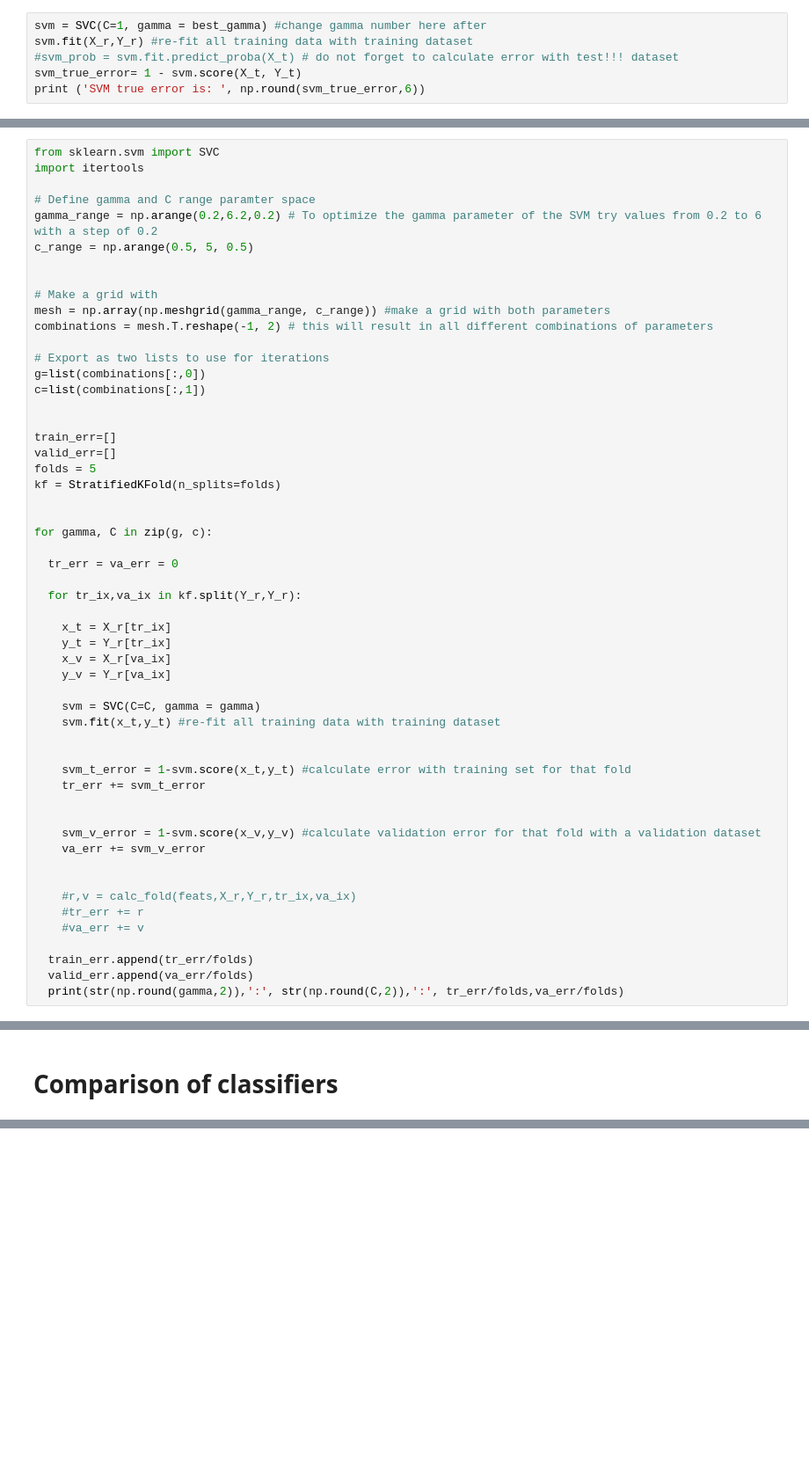
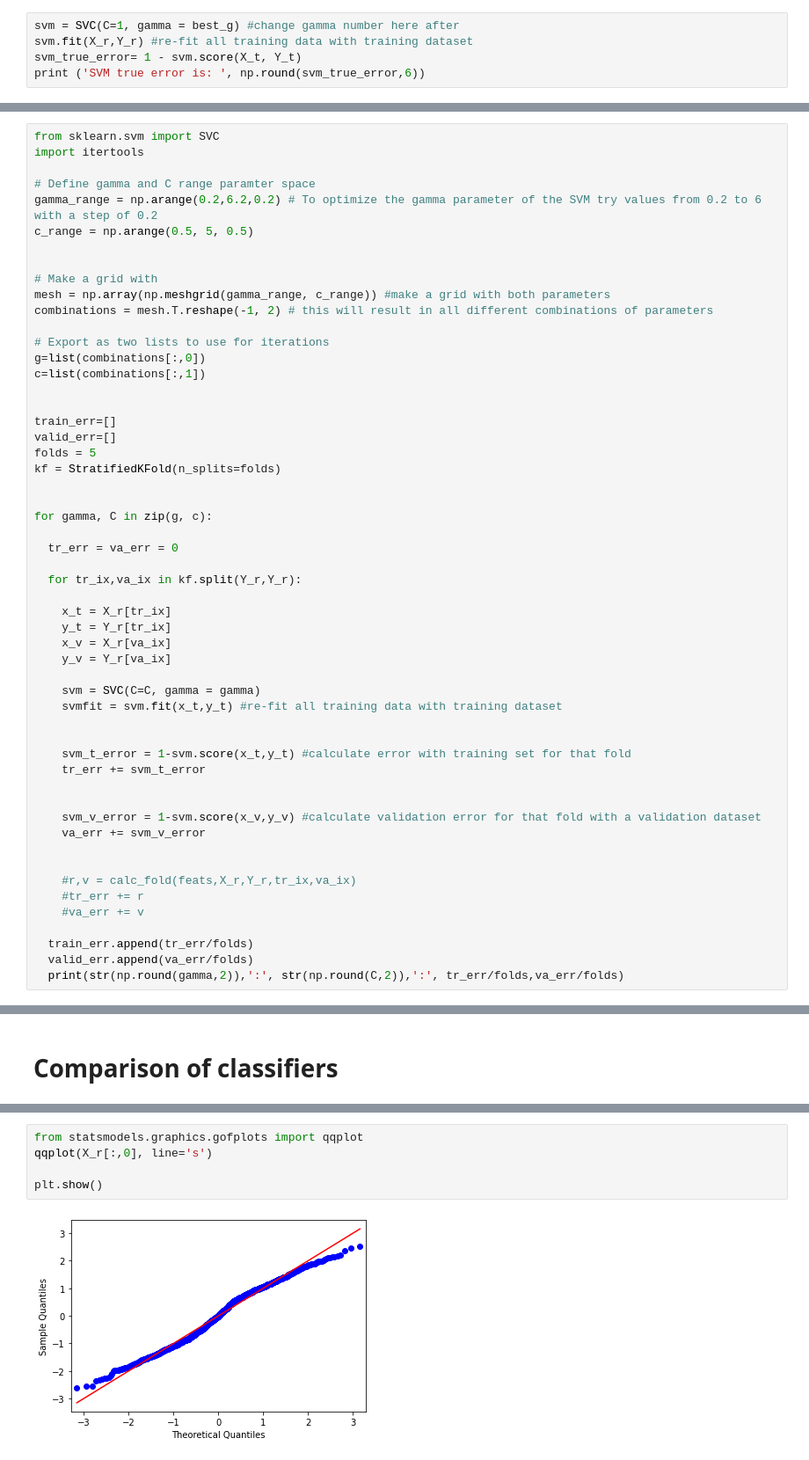
Before and after one commit to Migaalee/machine_learning, a Jupyter notebook: Assignment1_AA.ipynb, the cells around one changed output, grey strips where cells are left out. Shown: that part at 88% size. Cells and saved outputs as stored; diff of their text form; blank space fills up the shorter version.

```diff
--- a/Assignment1_AA.ipynb
+++ b/Assignment1_AA.ipynb
@@ -379,9 +378,8 @@ plt.close()
 # %% [markdown]
 ##### Calculate test error based on the model with best gamma
 # %%
-svm = SVC(C=1, gamma = best_gamma) #change gamma number here after
+svm = SVC(C=1, gamma = best_g) #change gamma number here after
 svm.fit(X_r,Y_r) #re-fit all training data with training dataset
-#svm_prob = svm.fit.predict_proba(X_t) # do not forget to calculate error with test!!! dataset
 svm_true_error= 1 - svm.score(X_t, Y_t)
 print ('SVM true error is: ', np.round(svm_true_error,6))
 # %% [output]
@@ -612,7 +500,7 @@ for gamma, C in zip(g, c):
     y_v = Y_r[va_ix]
 
     svm = SVC(C=C, gamma = gamma)
-    svm.fit(x_t,y_t) #re-fit all training data with training dataset
+    svmfit = svm.fit(x_t,y_t) #re-fit all training data with training dataset
 
 
     svm_t_error = 1-svm.score(x_t,y_t) #calculate error with training set for that fold
@@ -671,0 +607,7 @@ Calculate
+# %%
+from statsmodels.graphics.gofplots import qqplot
+qqplot(X_r[:,0], line='s')
+
+plt.show()
+# %% [output]
+[figure, added]
```
Also changed, not shown: parts of 23 cells of this notebook.
